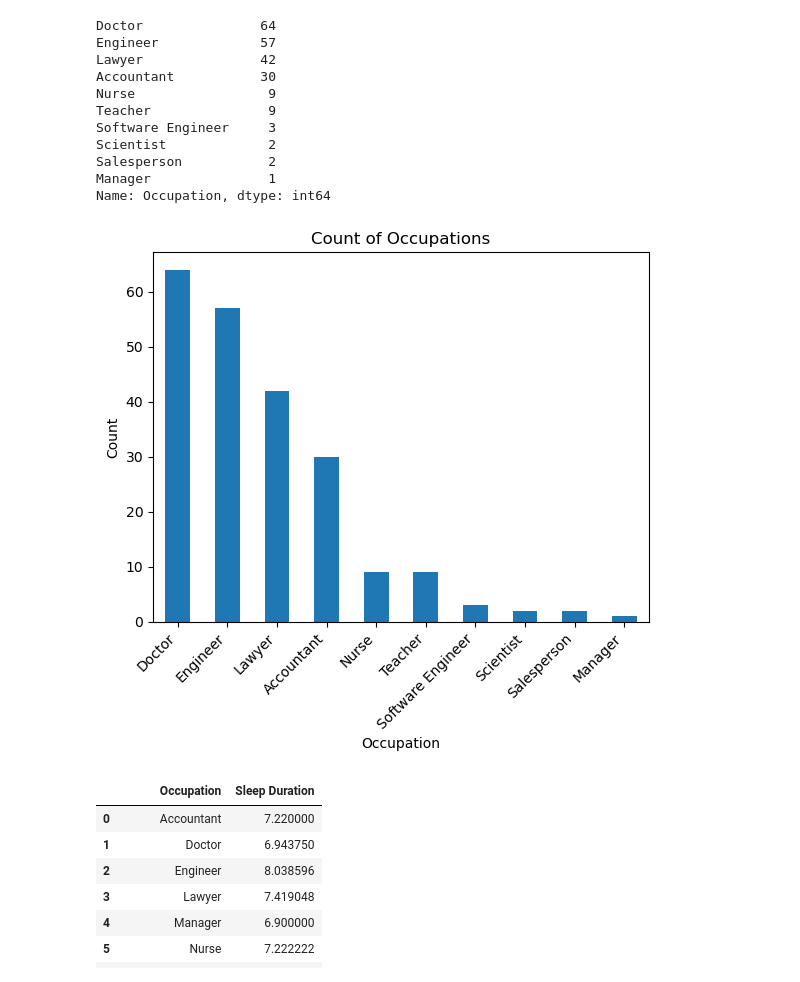
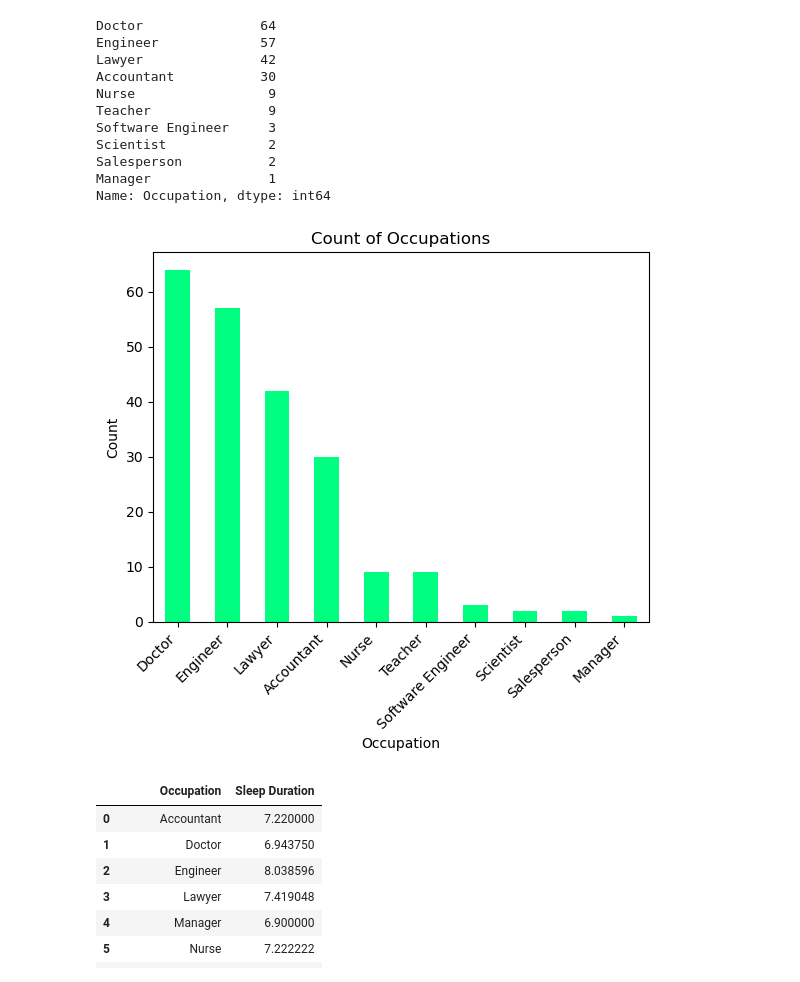
Before and after one commit to ThanhVo626/SleepHealth_EDA, a Jupyter notebook: kp_branch/sleep_health_EDA.ipynb, the cells around one changed output. Saved outputs shown, nothing was run; the diff lists cells and outputs as text; code cells hidden in the pictures.

```diff
--- a/kp_branch/sleep_health_EDA.ipynb
+++ b/kp_branch/sleep_health_EDA.ipynb
@@ -149,14 +149,14 @@ Name: Occupation, dtype: int64
 # %%
 #graph occupation counts
 
-occupation_counts.plot(kind='bar')
+occupation_counts.plot(kind='bar', color='#00FF80')
 plt.title('Count of Occupations')
 plt.xlabel('Occupation')
 plt.ylabel('Count')
 plt.xticks(rotation=45, ha='right')
 plt.show()
 # %% [output]
-[figure, old version]
+[figure, new version]
 # %%
 #find average Sleep Duration by Occupation
 
```
Also changed, not shown: parts of 9 cells of this notebook.
